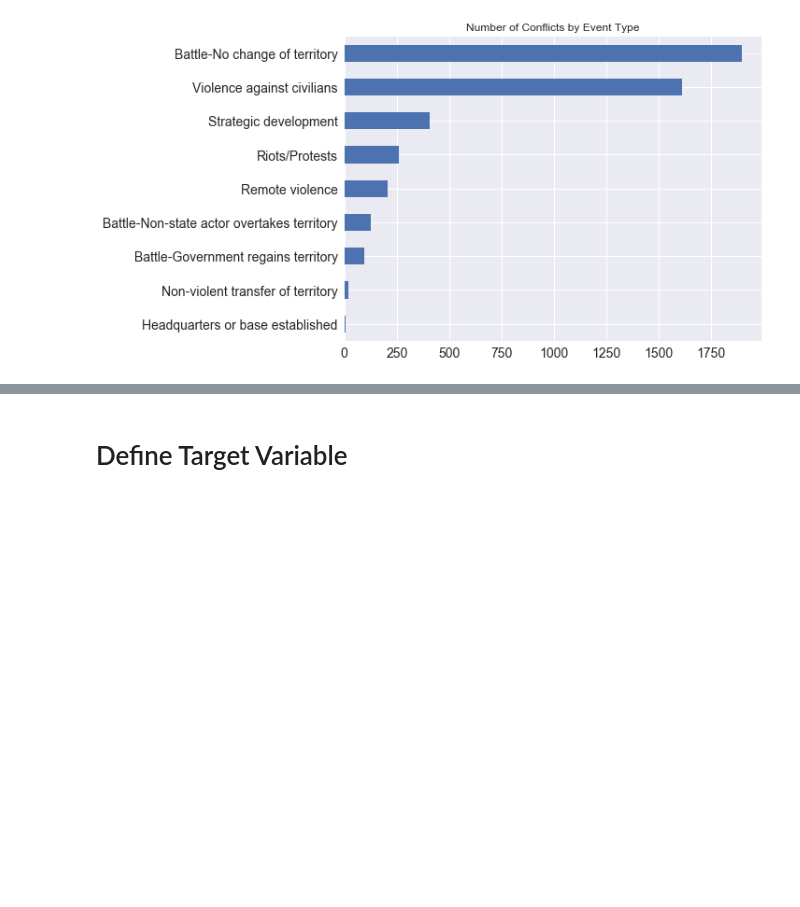
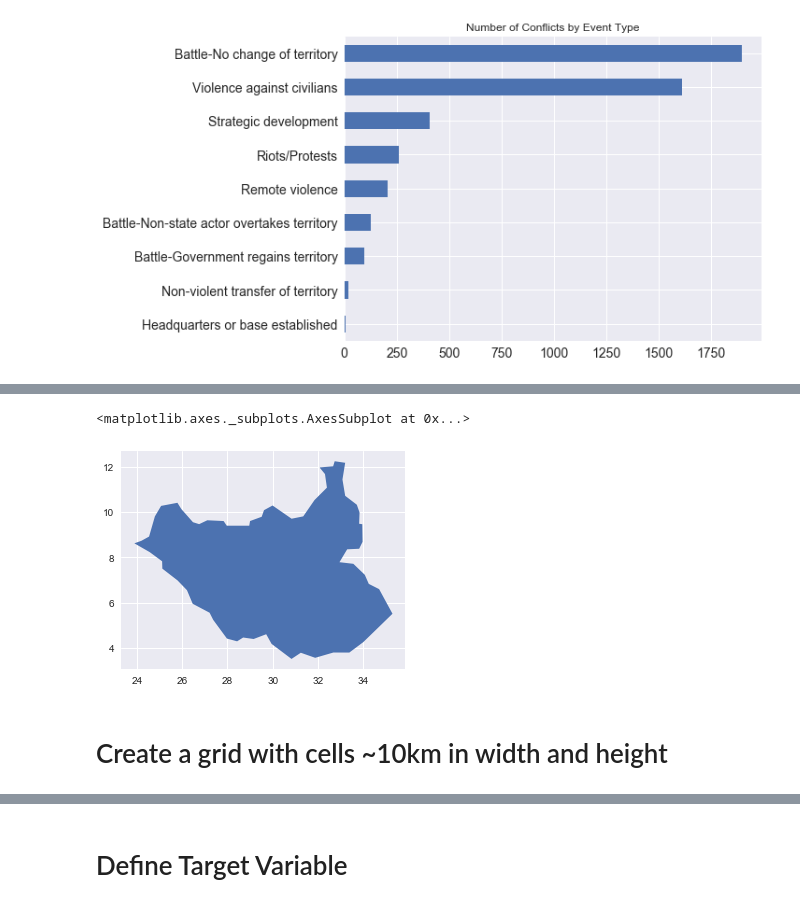
Before and after one commit to willgeary/SouthSudanConflict, a Jupyter notebook: notebooks/Get Conflict Data From ACLED.ipynb, the cells around one changed output, grey strips where cells are left out. Drawn from its saved outputs; the diff is of its cells as text; code cells hidden in the pictures; blank space fills up the shorter version.

```diff
--- a/notebooks/Get Conflict Data From ACLED.ipynb
+++ b/notebooks/Get Conflict Data From ACLED.ipynb
@@ -228,0 +229,2 @@ plt.gca().invert_yaxis()
+# %%
+country_polygon = gpd.read_file("../data/country_polygon.json")
@@ -228,0 +234,5 @@ plt.gca().invert_yaxis()
+# %%
+country_polygon.plot()
+# %% [output]
+<matplotlib.axes._subplots.AxesSubplot at 0x...>
+[figure, added]
@@ -228,0 +247,2 @@ plt.gca().invert_yaxis()
+# %% [markdown]
+# Create a grid with cells ~10km in width and height
```
Also changed, not shown: parts of 30 cells of this notebook, 5 other files.
